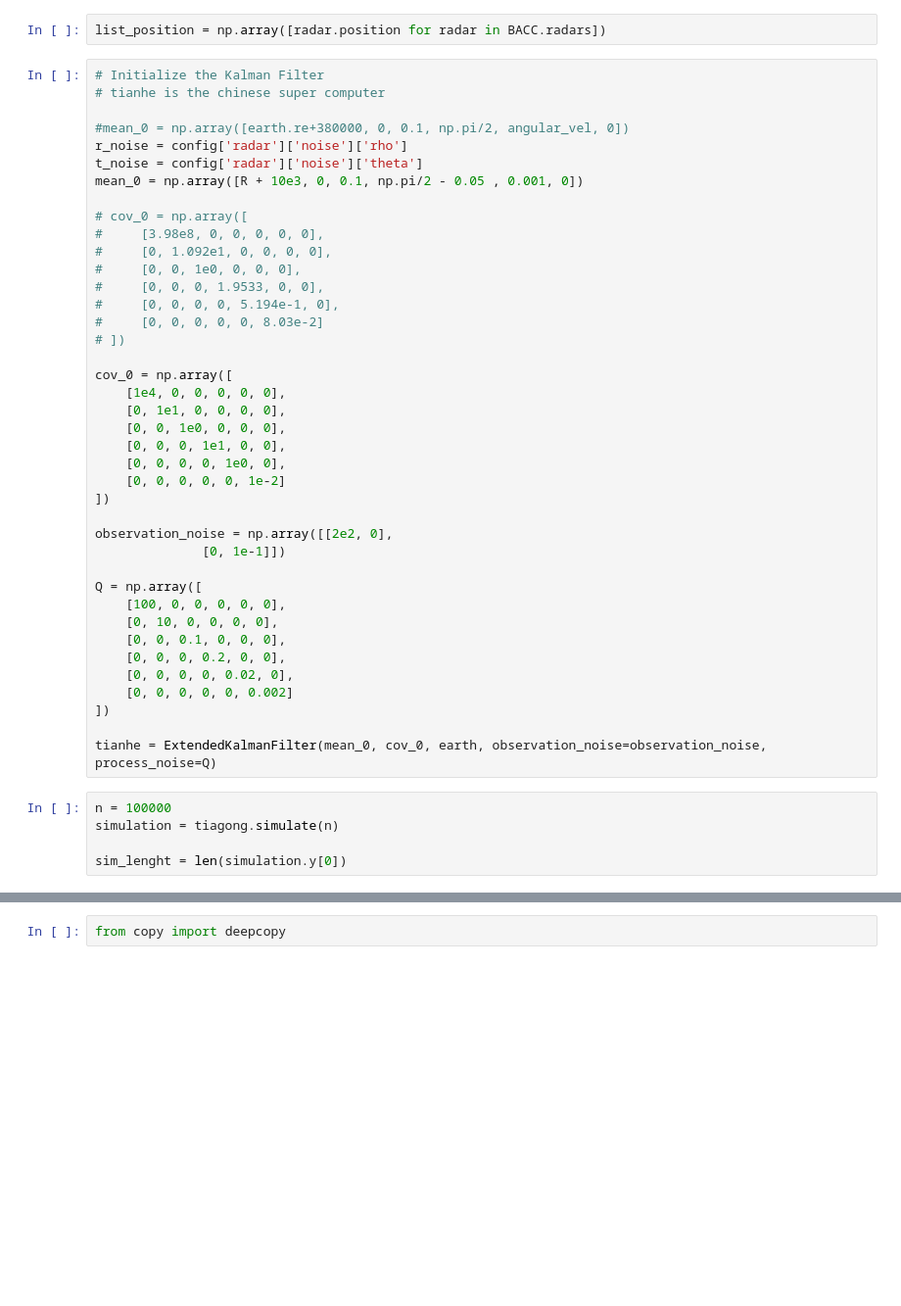
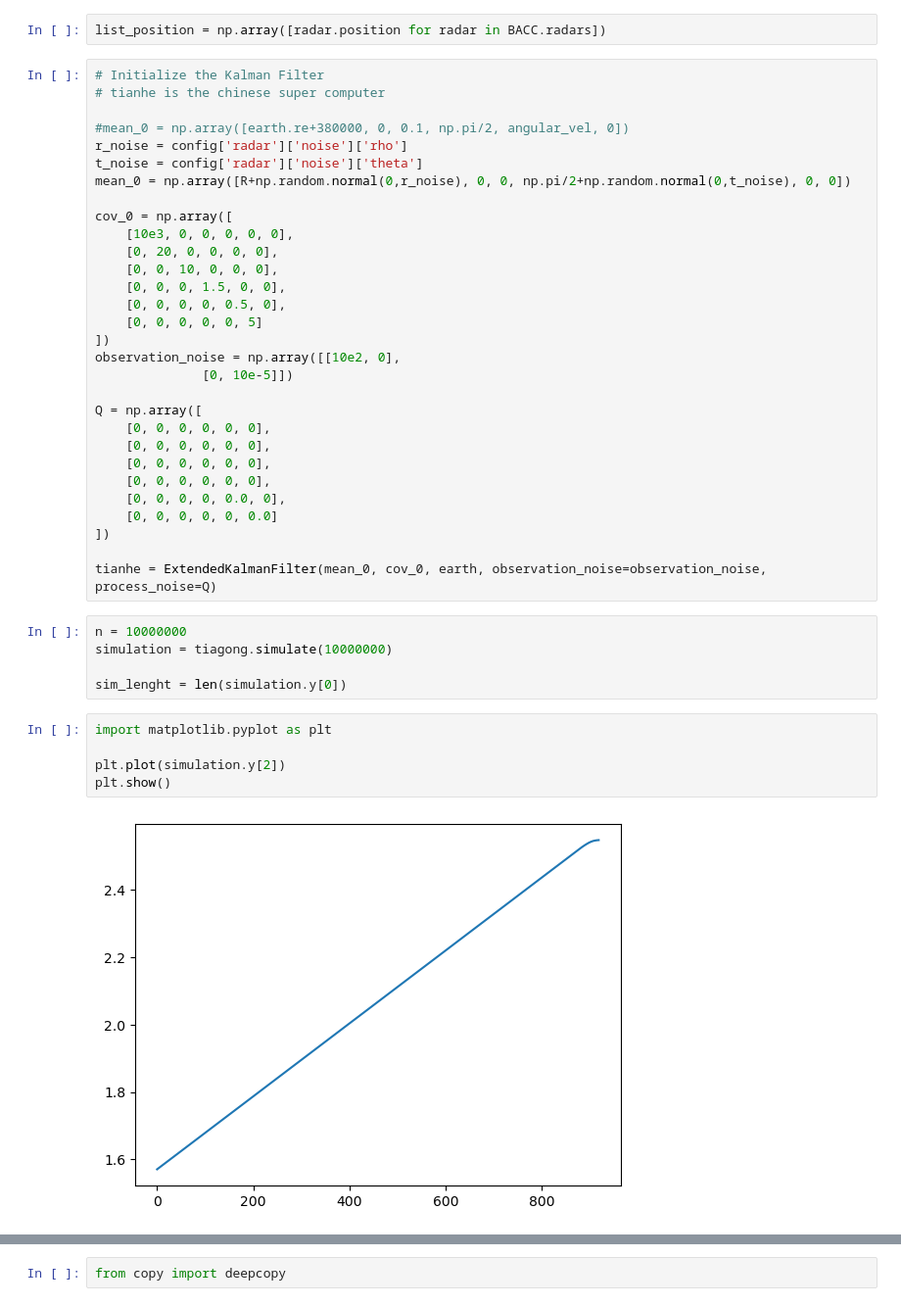
Before and after one commit to Tiangong-PMSC-Group/Satellite-Project, a Jupyter notebook: main_tests.ipynb, the cells around one changed output, grey strips where cells are left out. Shown at 98% size. Cells and saved outputs as stored; diff of their text form; blank space fills up the shorter version.

```diff
--- a/main_tests.ipynb
+++ b/main_tests.ipynb
@@ -62,41 +57,38 @@ list_position = np.array([radar.position for radar in BACC.radars])
 #mean_0 = np.array([earth.re+380000, 0, 0.1, np.pi/2, angular_vel, 0])
 r_noise = config['radar']['noise']['rho']
 t_noise = config['radar']['noise']['theta']
-mean_0 = np.array([R + 10e3, 0, 0.1, np.pi/2 - 0.05 , 0.001, 0])
-
-# cov_0 = np.array([
-#     [3.98e8, 0, 0, 0, 0, 0],
-#     [0, 1.092e1, 0, 0, 0, 0],
-#     [0, 0, 1e0, 0, 0, 0],
-#     [0, 0, 0, 1.9533, 0, 0],
-#     [0, 0, 0, 0, 5.194e-1, 0],
-#     [0, 0, 0, 0, 0, 8.03e-2]
-# ])
+mean_0 = np.array([R+np.random.normal(0,r_noise), 0, 0, np.pi/2+np.random.normal(0,t_noise), 0, 0])
 
 cov_0 = np.array([
-    [1e4, 0, 0, 0, 0, 0],
-    [0, 1e1, 0, 0, 0, 0],
-    [0, 0, 1e0, 0, 0, 0],
-    [0, 0, 0, 1e1, 0, 0],
-    [0, 0, 0, 0, 1e0, 0],
-    [0, 0, 0, 0, 0, 1e-2]
+    [10e3, 0, 0, 0, 0, 0],
+    [0, 20, 0, 0, 0, 0],
+    [0, 0, 10, 0, 0, 0],
+    [0, 0, 0, 1.5, 0, 0],
+    [0, 0, 0, 0, 0.5, 0],
+    [0, 0, 0, 0, 0, 5]
 ])
-
-observation_noise = np.array([[2e2, 0],
-              [0, 1e-1]])
+observation_noise = np.array([[10e2, 0],
+              [0, 10e-5]])
 
 Q = np.array([
-    [100, 0, 0, 0, 0, 0],
-    [0, 10, 0, 0, 0, 0],
-    [0, 0, 0.1, 0, 0, 0],
-    [0, 0, 0, 0.2, 0, 0],
-    [0, 0, 0, 0, 0.02, 0],
-    [0, 0, 0, 0, 0, 0.002]
+    [0, 0, 0, 0, 0, 0],
+    [0, 0, 0, 0, 0, 0],
+    [0, 0, 0, 0, 0, 0],
+    [0, 0, 0, 0, 0, 0],
+    [0, 0, 0, 0, 0.0, 0],
+    [0, 0, 0, 0, 0, 0.0]
 ])
 
 tianhe = ExtendedKalmanFilter(mean_0, cov_0, earth, observation_noise=observation_noise, process_noise=Q)
 # %%
-n = 100000
-simulation = tiagong.simulate(n)
+n = 10000000
+simulation = tiagong.simulate(10000000)
 
 sim_lenght = len(simulation.y[0])
+# %%
+import matplotlib.pyplot as plt
+
+plt.plot(simulation.y[2])
+plt.show()
+# %% [output]
+[figure, added]
```
Also changed, not shown: parts of 31 cells of this notebook, 2 other files.
